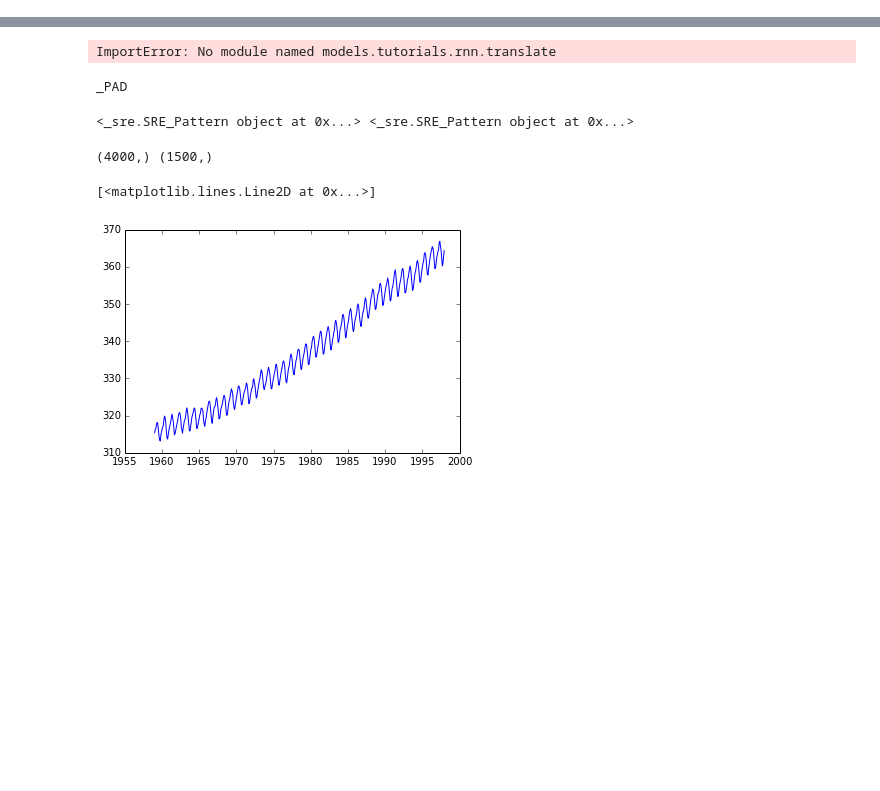
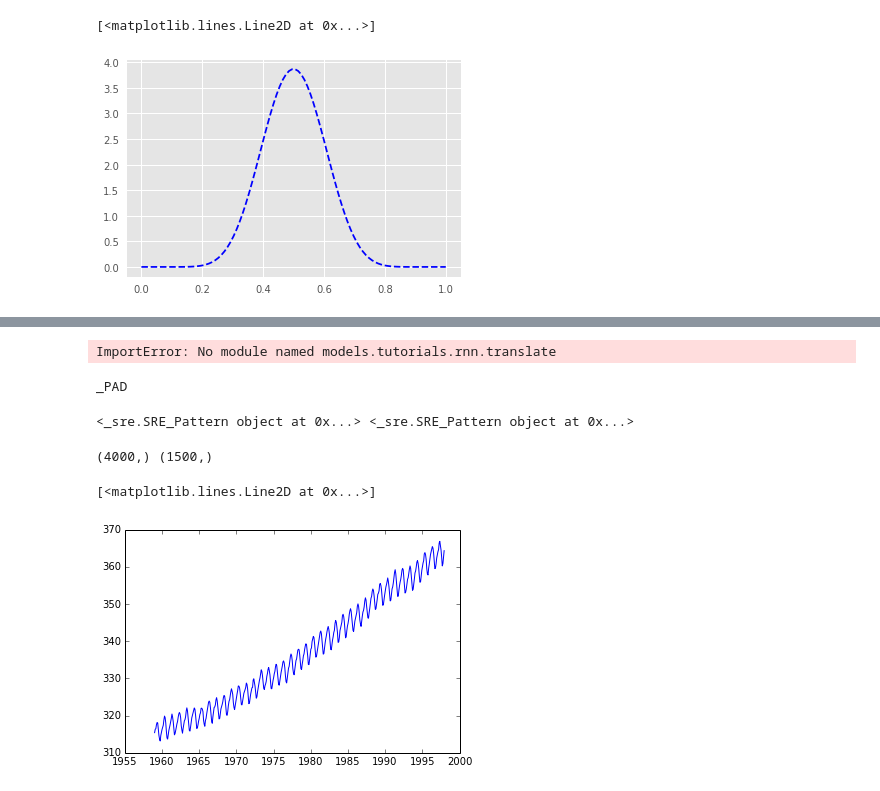
Before and after one commit to weilai0980/tsRNN, a Jupyter notebook: forecasting/tsStatistics.ipynb, the cells around one changed output, grey strips where cells are left out. Saved outputs shown, nothing was run; the diff lists cells and outputs as text; code cells hidden in the pictures; blank space fills up the shorter version.

```diff
--- a/forecasting/tsStatistics.ipynb
+++ b/forecasting/tsStatistics.ipynb
@@ -48,0 +162,8 @@ import tensorflow as tf
+# %%
+x = np.linspace(0, 1, 100)
+plt.plot(
+    x, stats.beta.pdf(x, alpha, beta),
+    "--", label="Prior", color="blue")
+# %% [output]
+[<matplotlib.lines.Line2D at 0x...>]
+[figure, added]
```
Also changed, not shown: parts of 26 cells of this notebook, 16 other files.
